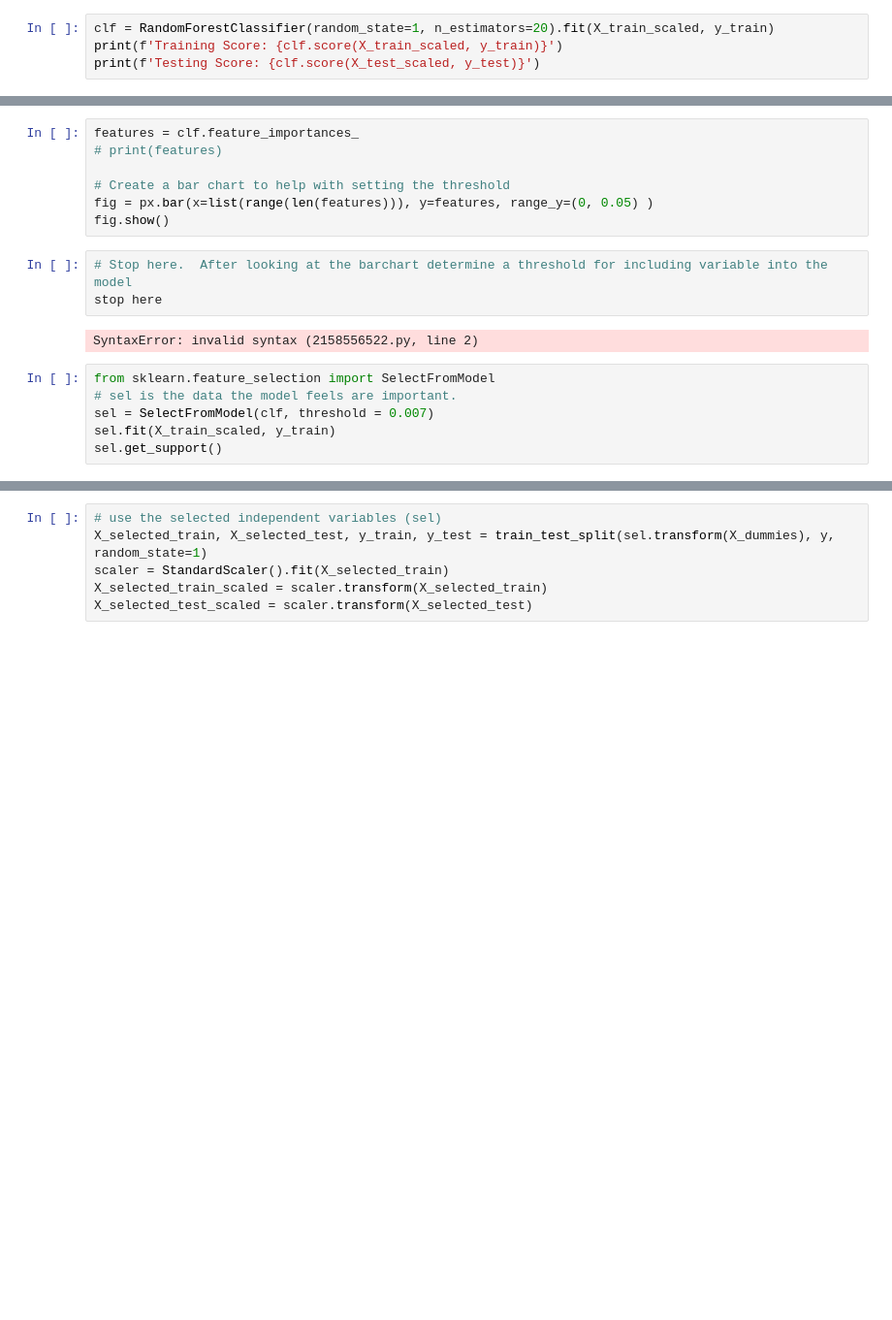
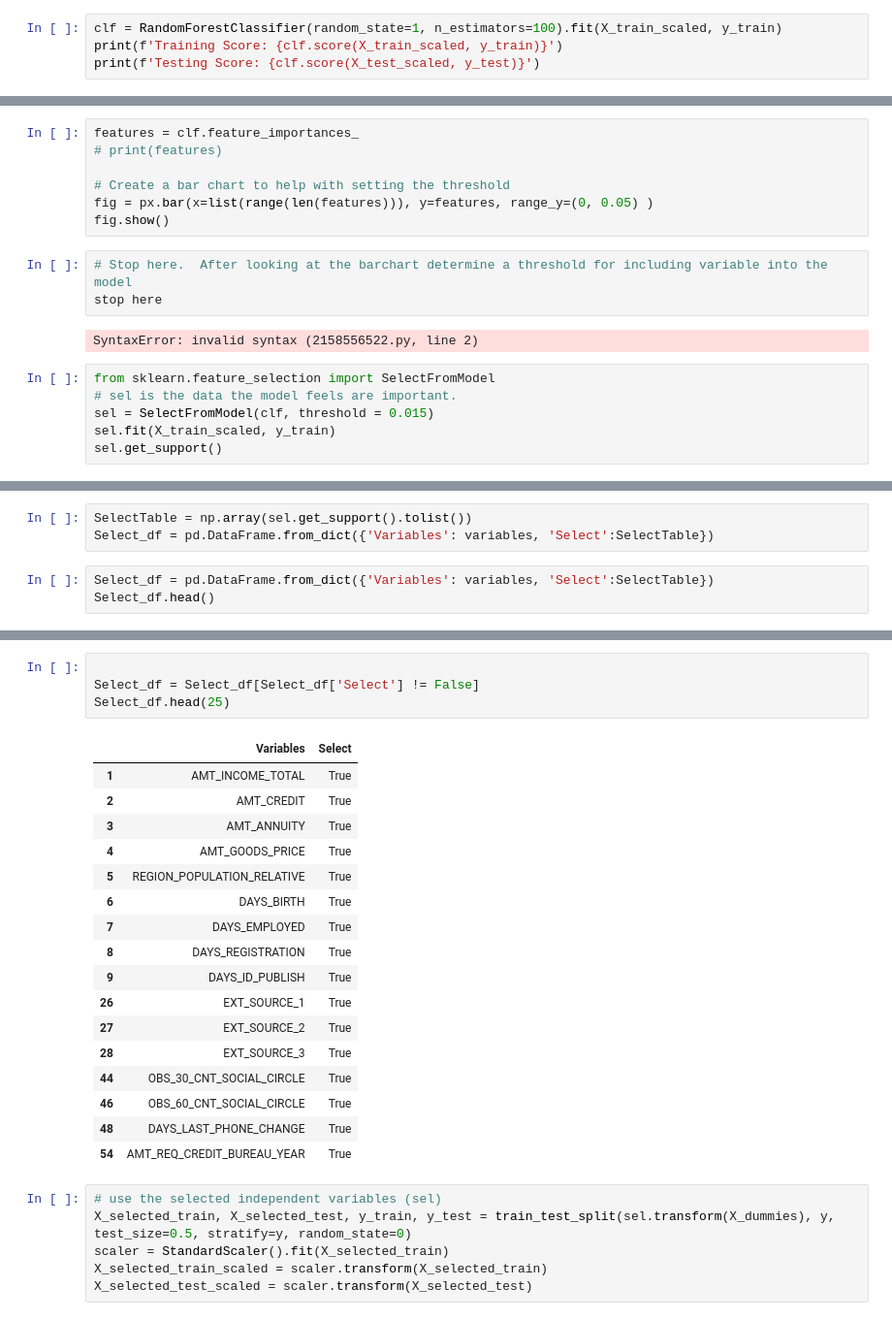
Before and after one commit to claracbucar/project--4, a Jupyter notebook: jsp_Random_Forest.ipynb, the cells around one changed output, grey strips where cells are left out. Shown at 97% size. Cells and saved outputs as stored; diff of their text form; blank space fills up the shorter version.

```diff
--- a/jsp_Random_Forest.ipynb
+++ b/jsp_Random_Forest.ipynb
@@ -203,7 +204,7 @@ X_test_scaled = X_test
 ---
 # Start Random Forest
 # %%
-clf = RandomForestClassifier(random_state=1, n_estimators=20).fit(X_train_scaled, y_train)
+clf = RandomForestClassifier(random_state=1, n_estimators=100).fit(X_train_scaled, y_train)
 print(f'Training Score: {clf.score(X_train_scaled, y_train)}')
 print(f'Testing Score: {clf.score(X_test_scaled, y_test)}')
 # %% [output]
@@ -224,7 +225,7 @@ SyntaxError: invalid syntax (2158556522.py, line 2)
 # %%
 from sklearn.feature_selection import SelectFromModel
 # sel is the data the model feels are important.
-sel = SelectFromModel(clf, threshold = 0.007)
+sel = SelectFromModel(clf, threshold = 0.015)
 sel.fit(X_train_scaled, y_train)
 sel.get_support()
 # %% [output]
@@ -245,0 +247,6 @@ array([ True, False, False,  True,  True, False, False,  True,  True,
+# %%
+SelectTable = np.array(sel.get_support().tolist())
+Select_df = pd.DataFrame.from_dict({'Variables': variables, 'Select':SelectTable})
+# %%
+Select_df = pd.DataFrame.from_dict({'Variables': variables, 'Select':SelectTable})
+Select_df.head()
@@ -246,6 +260,28 @@ array([ True, False, False,  True,  True, False, False,  True,  True,
+# %%
+
+Select_df = Select_df[Select_df['Select'] != False]
+Select_df.head(25)
+# %% [output]
+|  | Variables | Select |
+| 1 | AMT_INCOME_TOTAL | True |
+| 2 | AMT_CREDIT | True |
+| 3 | AMT_ANNUITY | True |
+| 4 | AMT_GOODS_PRICE | True |
+| 5 | REGION_POPULATION_RELATIVE | True |
+| 6 | DAYS_BIRTH | True |
+| 7 | DAYS_EMPLOYED | True |
+| 8 | DAYS_REGISTRATION | True |
+| 9 | DAYS_ID_PUBLISH | True |
+| 26 | EXT_SOURCE_1 | True |
+| 27 | EXT_SOURCE_2 | True |
+| 28 | EXT_SOURCE_3 | True |
+| 44 | OBS_30_CNT_SOCIAL_CIRCLE | True |
+| 46 | OBS_60_CNT_SOCIAL_CIRCLE | True |
+| 48 | DAYS_LAST_PHONE_CHANGE | True |
+| 54 | AMT_REQ_CREDIT_BUREAU_YEAR | True |
 # %%
 # use the selected independent variables (sel)
-X_selected_train, X_selected_test, y_train, y_test = train_test_split(sel.transform(X_dummies), y, random_state=1)
+X_selected_train, X_selected_test, y_train, y_test = train_test_split(sel.transform(X_dummies), y, test_size=0.5, stratify=y, random_state=0)
 scaler = StandardScaler().fit(X_selected_train)
 X_selected_train_scaled = scaler.transform(X_selected_train)
 X_selected_test_scaled = scaler.transform(X_selected_test)
```
Also changed, not shown: parts of 9 cells of this notebook, 5 other files.
